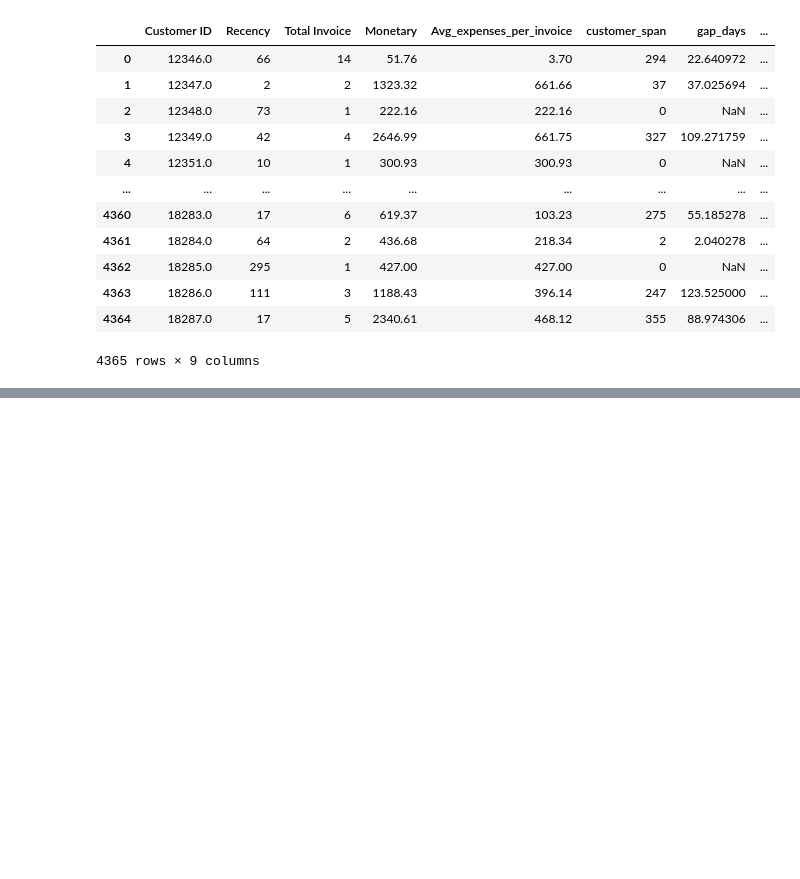
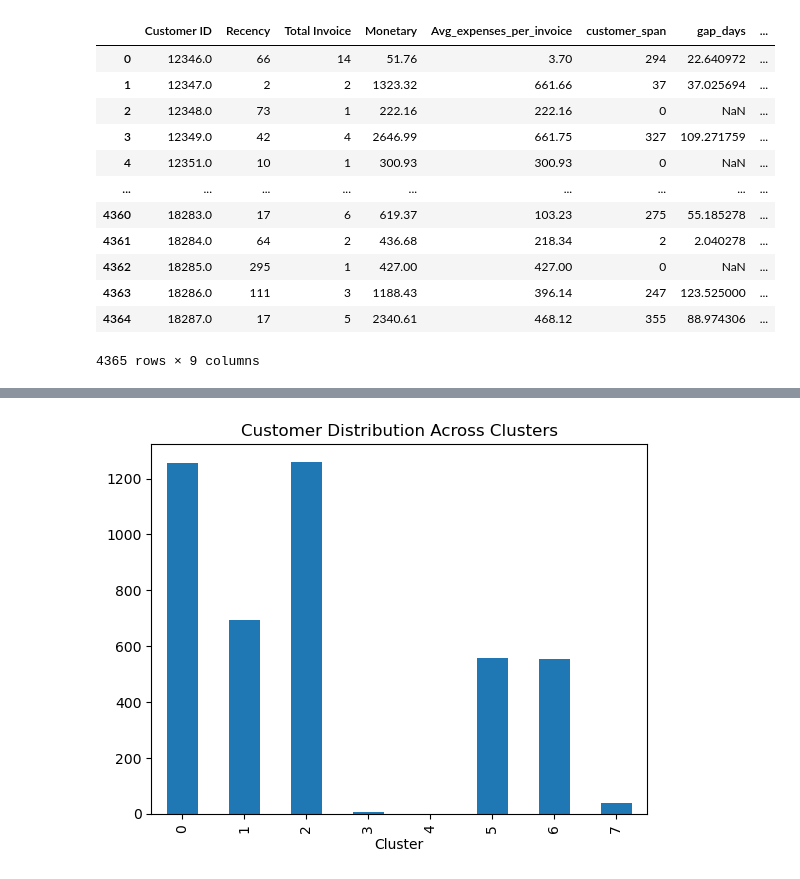
Before and after one commit to Polly49/customer-behavior-analysis-and-segmentation, a Jupyter notebook: notebooks/online_retail_churn.ipynb, the cells around one changed output, grey strips where cells are left out. Cells and saved outputs as stored; diff of their text form; code cells hidden in the pictures; blank space fills up the shorter version.

```diff
--- a/notebooks/online_retail_churn.ipynb
+++ b/notebooks/online_retail_churn.ipynb
@@ -945,0 +1002,8 @@ SyntaxError: invalid character '–' (U+2013) (1197851003.py, line 9)
+# %%
+tf["Cluster"].value_counts().sort_index().plot(
+    kind="bar"
+)
+plt.title("Customer Distribution Across Clusters")
+plt.show()
+# %% [output]
+[figure, added]
```
Also changed, not shown: parts of 24 cells of this notebook.
